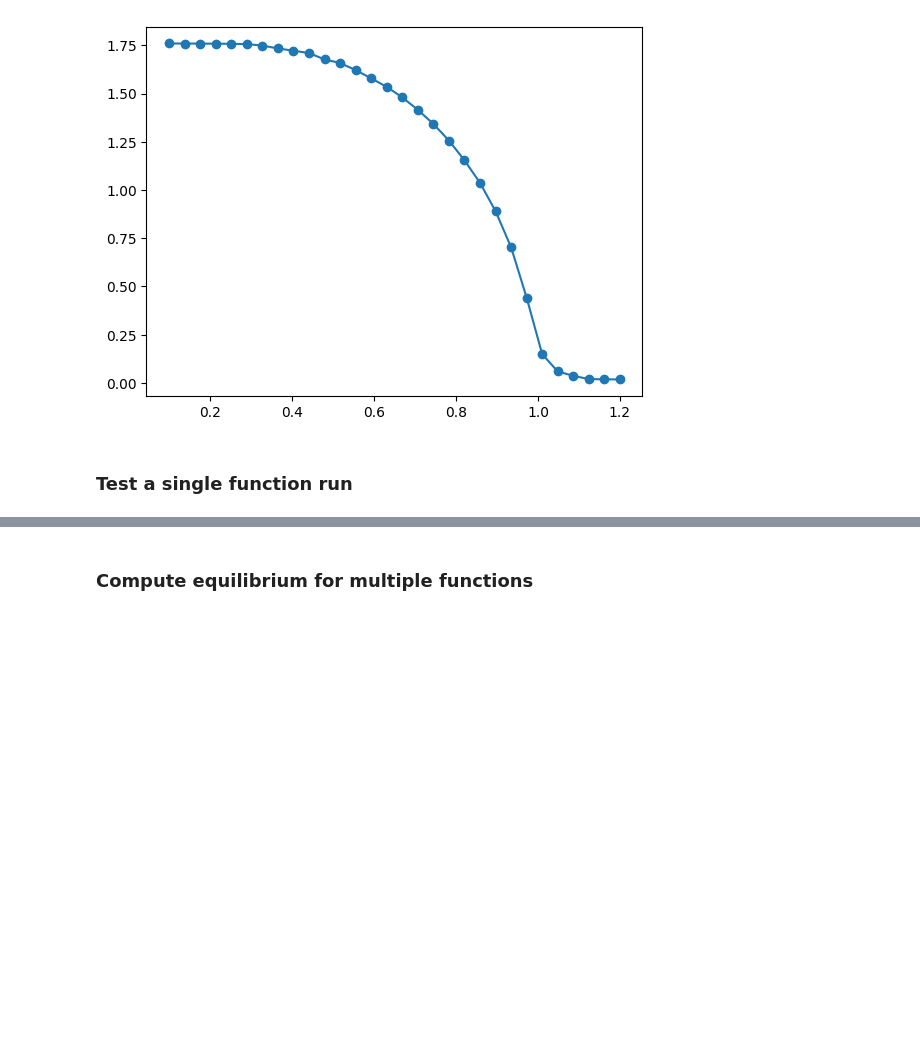
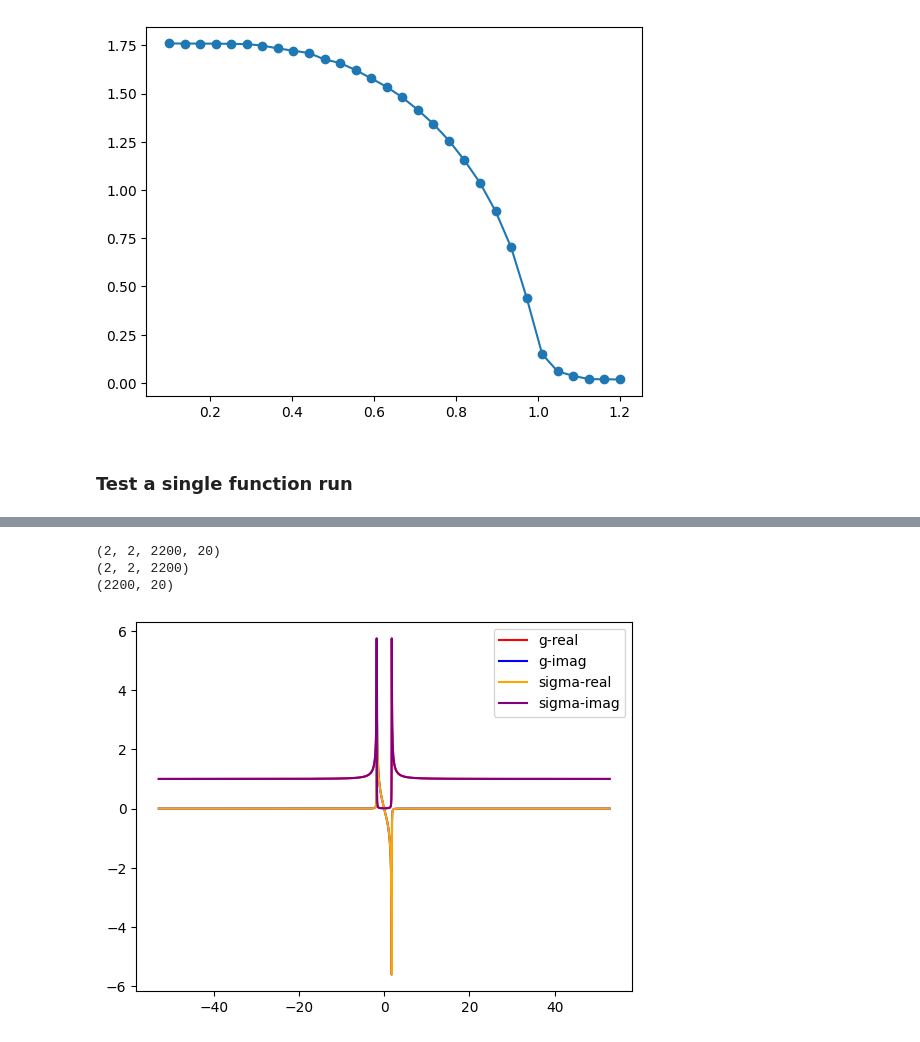
Before and after one commit to j-curtis/psBQP, a Jupyter notebook: new_testing.ipynb, the cells around one changed output, grey strips where cells are left out. Drawn from its saved outputs; the diff is of its cells as text; code cells hidden in the pictures; blank space fills up the shorter version.

```diff
--- a/new_testing.ipynb
+++ b/new_testing.ipynb
@@ -30,6 +30,6 @@ comp_grid = mesh_generator.get_computation_grid(omega_sampling = nw, theta_sampl
 params = parameter_generator.get_system_parameters(temperature = temperature, mesh_dictionary = comp_grid, critical_temperature = 1, self_energy_coefficients = self_energy_coefficients, gap_symmetry = 's', vector_potential_params = None)
 # %%
 temps = np.linspace(0.1,1.2,30)
-temps, gaps = Eilenberger_run.equilibrium_sweep(temperatures = temps, params_dict = params, meshgrid = comp_grid, gr0 = None)
+gaps, grs, sigmas = Eilenberger_run.equilibrium_sweep(temperatures = temps, params_dict = params.copy(), meshgrid = comp_grid.copy(), gr0 = None)
 # %% [output]
 first_gap (1.7604117-7.91734e-09j)
@@ -88,2 +43,0 @@ print('Max of sigma_r is',np.max(np.abs(sigma_r)))
-# %% [markdown]
-### Compute equilibrium for multiple functions
@@ -105,0 +44,21 @@ plt.show()
+# %%
+omegas = comp_grid['omega_grid']
+gr = grs[0]
+sigma = sigmas[0]
+
+print(jnp.shape(gr))
+print(jnp.shape(sigma))
+print(jnp.shape(omegas))
+# %% [output]
+(2, 2, 2200, 20)
+(2, 2, 2200)
+(2200, 20)
+# %%
+plt.plot(omegas[:,0],jnp.real(gr[0,0,:,0]),'red', label = 'g-real')
+plt.plot(omegas[:,0],jnp.imag(gr[0,0,:,0]),'blue', label = 'g-imag')
+plt.plot(omegas[:,0],jnp.real(sigma[0,0,:]) * 4,'orange', label = 'sigma-real')
+plt.plot(omegas[:,0],-jnp.imag(sigma[0,0,:]) * 4,'purple', label = 'sigma-imag')
+plt.legend()
+plt.show()
+# %% [output]
+[figure, added]
```
Also changed, not shown: parts of 6 cells of this notebook, 1 other file.
